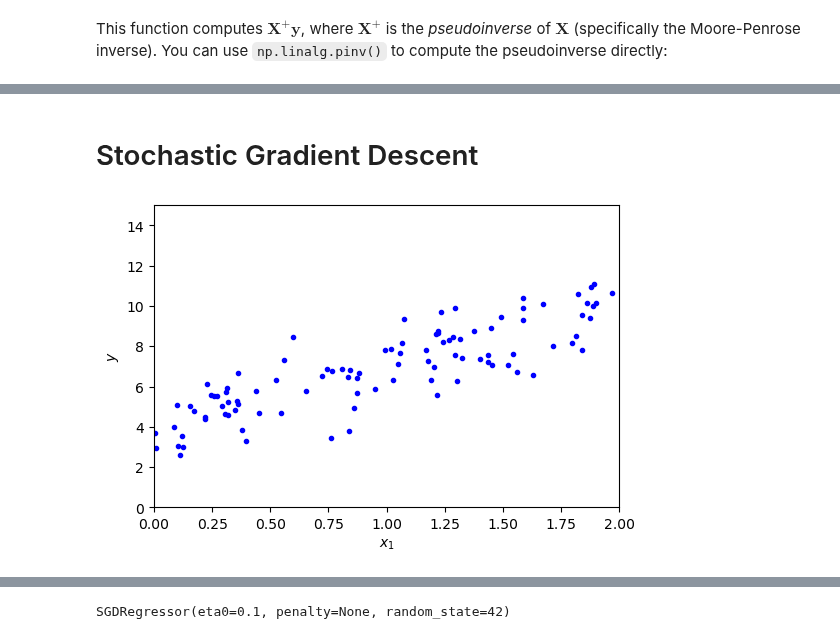
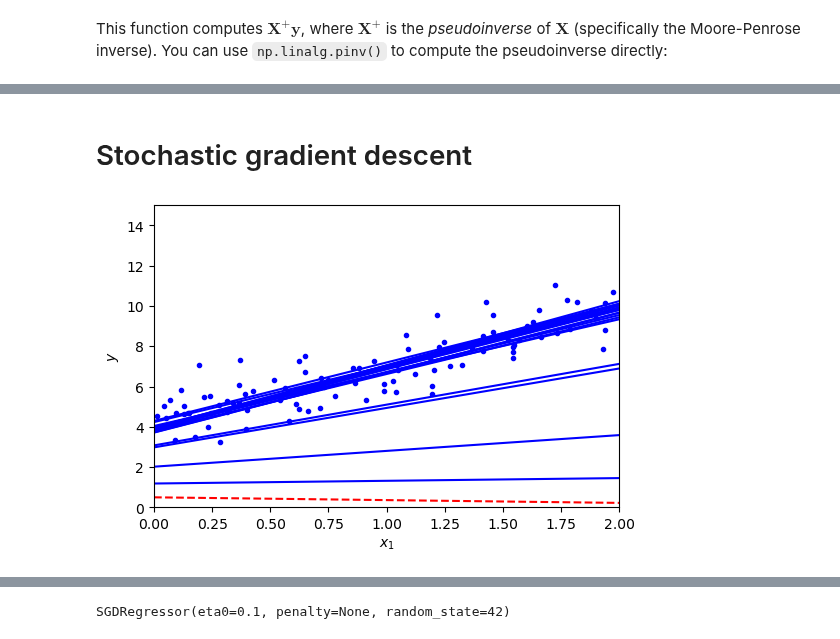
Before and after one commit to jy12060026ai/excss-stats, a Jupyter notebook: handson/04-linear-models.ipynb, the cells around one changed output, grey strips where cells are left out. Drawn from its saved outputs; the diff is of its cells as text; code cells hidden in the pictures.

```diff
--- a/handson/04-linear-models.ipynb
+++ b/handson/04-linear-models.ipynb
@@ -92,10 +91,10 @@ array([[3.93614414],
 # %%
 eta = 0.1  # learning rate
-n_iterations = 1000
 m = 100
-
 theta = np.random.randn(2,1)  # random initialization
 
-for iteration in range(n_iterations):
+for iteration in range(1000):
     gradients = 2/m * X_b.T.dot(X_b.dot(theta) - y)
-    theta -= eta * gradients
+    theta = theta - eta * gradients
+
+theta
@@ -154,2 +149,2 @@ plt.show()
 # %% [markdown]
-# Stochastic Gradient Descent
+# Stochastic gradient descent
@@ -160,38 +156,43 @@ np.random.seed(42)
+# %%
+np.random.seed(42)
+
+X = 2 * np.random.rand(100, 1)
+y = 4 + 3 * X + np.random.randn(100, 1)
+X_b = np.c_[np.ones((100, 1)), X]  # add x0 = 1 to each instance
+X_new = np.array([[0], [2]])
 # %%
+np.random.seed(42)
+theta_path_sgd = []
 n_epochs = 50
 t0, t1 = 5, 50  # learning schedule hyperparameters
-
-
-def learning_schedule(t):
-    return t0 / (t + t1)
-
+m = len(X_b)
 
 theta = np.random.randn(2, 1)
-
-for epoch in range(n_epochs):
-    for i in range(m):
-        if epoch == 0 and i < 20:
-            y_predict = X_new_b.dot(theta)
-            style = "b-" if i > 0 else "r--"
-            ax.plot(X_new, y_predict, style)
-        random_index = np.random.randint(m)
-        xi = X_b[random_index:random_index + 1]
-        yi = y[random_index:random_index + 1]
-        gradients = 2 * xi.T.dot(xi.dot(theta) - yi)
-        eta = learning_schedule(epoch * m + i)
-        theta = theta - eta * gradients
-        theta_path_sgd.append(theta)
+prods = product(range(n_epochs), range(m))
 
 _, ax = plt.subplots(figsize=(6, 4), dpi=100)
 
+for (epoch, i) in prods:
+    if epoch == 0 and i < 20:
+        y_predict = X_new_b.dot(theta)
+        style = "b-" if i > 0 else "r--"
+        ax.plot(X_new, y_predict, style)
+
+    random_index = np.random.randint(m)
+    xi = X_b[random_index:random_index + 1]
+    yi = y[random_index:random_index + 1]
+    gradients = 2 * xi.T.dot(xi.dot(theta) - yi)
+    eta = learning_schedule(epoch * m + i)
+    theta = theta - eta * gradients
+    theta_path_sgd.append(theta)
+
 ax.plot(X, y, "b.")
-
-ax.axis[0, 2, 0, 15]
+ax.axis([0, 2, 0, 15])
 ax.set(xlabel="$x_1$", ylabel="$y$")
 
 plt.show()
 # %% [output]
-[figure, old version]
+[figure, new version]
 # %%
 theta
 # %% [output]
```
Also changed, not shown: parts of 34 cells of this notebook.
